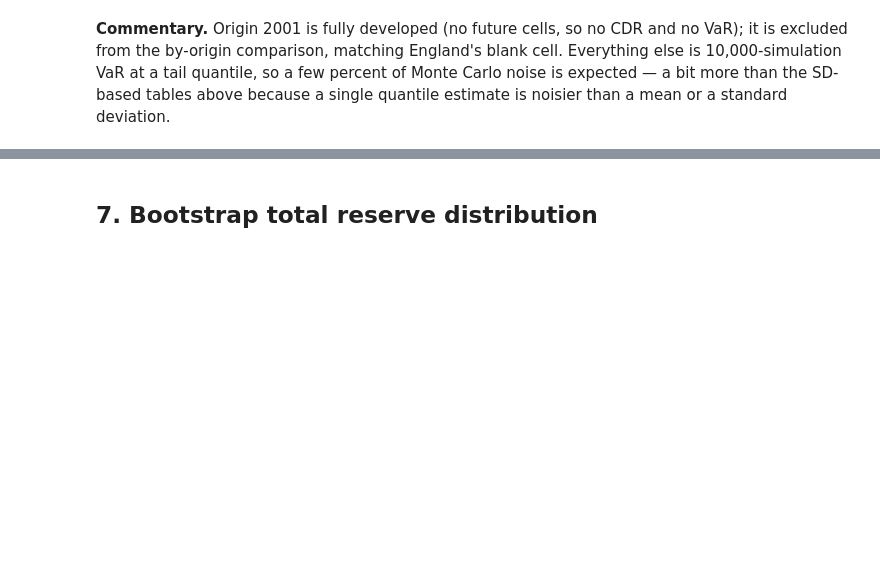
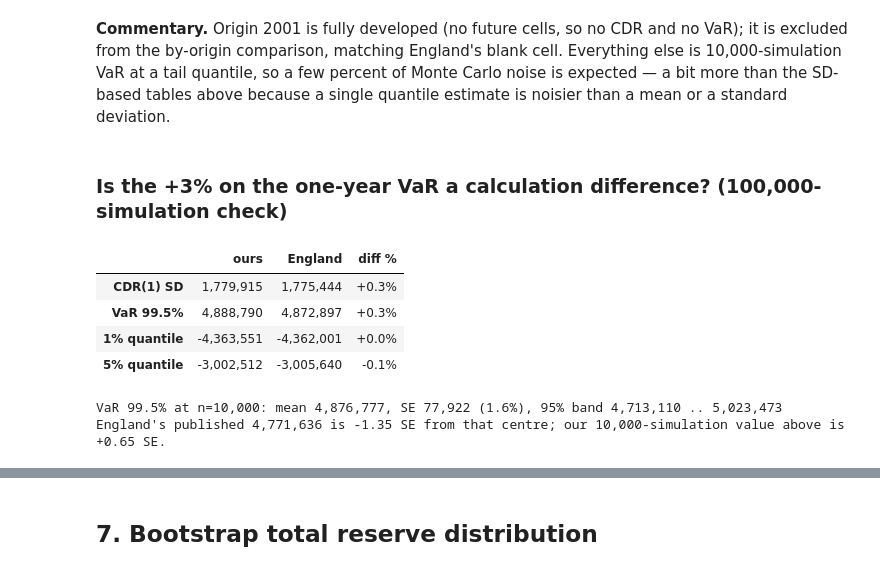
Before and after one commit to problemofpoints/bayesianchainladder, a Jupyter notebook: docs/notebooks/evw_2019_one_year_view.ipynb, the cells around one changed output, grey strips where cells are left out. Saved outputs shown, nothing was run; the diff lists cells and outputs as text; code cells hidden in the pictures; blank space fills up the shorter version.

```diff
--- a/docs/notebooks/evw_2019_one_year_view.ipynb
+++ b/docs/notebooks/evw_2019_one_year_view.ipynb
@@ -401,3 +401,57 @@ England's blank cell. Everything else is 10,000-simulation VaR at a tail
 quantile, so a few percent of Monte Carlo noise is expected — a bit more
 than the SD-based tables above because a single quantile estimate is
 noisier than a mean or a standard deviation.
+# %% [markdown]
+### Is the +3% on the one-year VaR a calculation difference? (100,000-simulation check)
+# %%
+# The one-year VaR 99.5% is the opening capital for every cost-of-capital
+# margin below, so it is worth checking that its gap to England is noise
+# rather than method. Three pieces of evidence:
+#
+# 1. England's own code, re-run with his seed 101, reproduces his 4,771,636
+#    exactly; with seeds 1, 2, 3 it gives 4,879,375 / 4,871,765 / 5,021,002,
+#    so his published figure sits at the low end of his own Monte Carlo spread.
+# 2. England's VaR is the order statistic at index floor(n p) + 1 of the
+#    sorted CDRs; ours is np.quantile. On the same samples that changes the
+#    figure by about 4,000 (0.1%).
+# 3. Both implementations at 100,000 simulations (England's code with seed 7,
+#    run outside this notebook on 2026-09-24; ours re-run here):
+ENGLAND_100K = {"sd": 1_775_444, "var_995": 4_872_897, "q1": -4_362_001, "q5": -3_005_640}
+
+boot_100k = MackBootstrap(n_sims=100_000, random_seed=7).fit(tri)
+cdr1_100k = claims_development_result(boot_100k, future_periods=1).total_cdr.isel(future_period=0).values
+ours_100k = {
+    "sd": float(np.std(cdr1_100k, ddof=1)),
+    "var_995": float(cdr1_100k.mean() - np.quantile(cdr1_100k, 0.005)),
+    "q1": float(np.quantile(cdr1_100k, 0.01)),
+    "q5": float(np.quantile(cdr1_100k, 0.05)),
+}
+display(
+    compare(
+        [ours_100k[k] for k in ENGLAND_100K],
+        [ENGLAND_100K[k] for k in ENGLAND_100K],
+        ["CDR(1) SD", "VaR 99.5%", "1% quantile", "5% quantile"],
+    ).style.format(COMPARE_FMT)
+)
+
+# Monte Carlo spread of a 10,000-simulation VaR 99.5%, from 200 subsamples of the 100k run
+rng = np.random.default_rng(0)
+sub = np.array(
+    [s.mean() - np.quantile(s, 0.005) for s in (rng.choice(cdr1_100k, 10_000, replace=False) for _ in range(200))]
+)
+print(
+    f"VaR 99.5% at n=10,000: mean {sub.mean():,.0f}, SE {sub.std():,.0f} ({sub.std() / sub.mean() * 100:.1f}%), "
+    f"95% band {np.quantile(sub, 0.025):,.0f} .. {np.quantile(sub, 0.975):,.0f}"
+)
+print(
+    f"England's published 4,771,636 is {(4_771_636 - sub.mean()) / sub.std():+.2f} SE from that centre; "
+    f"our 10,000-simulation value above is {(var_by_period_total[0] - sub.mean()) / sub.std():+.2f} SE."
+)
+# %% [output]
+|  | ours | England | diff % |
+| CDR(1) SD | 1,779,915 | 1,775,444 | +0.3% |
+| VaR 99.5% | 4,888,790 | 4,872,897 | +0.3% |
+| 1% quantile | -4,363,551 | -4,362,001 | +0.0% |
+| 5% quantile | -3,002,512 | -3,005,640 | -0.1% |
+VaR 99.5% at n=10,000: mean 4,876,777, SE 77,922 (1.6%), 95% band 4,713,110 .. 5,023,473
+England's published 4,771,636 is -1.35 SE from that centre; our 10,000-simulation value above is +0.65 SE.
```
Also changed, not shown: parts of 1 cell of this notebook, 1 other file.
